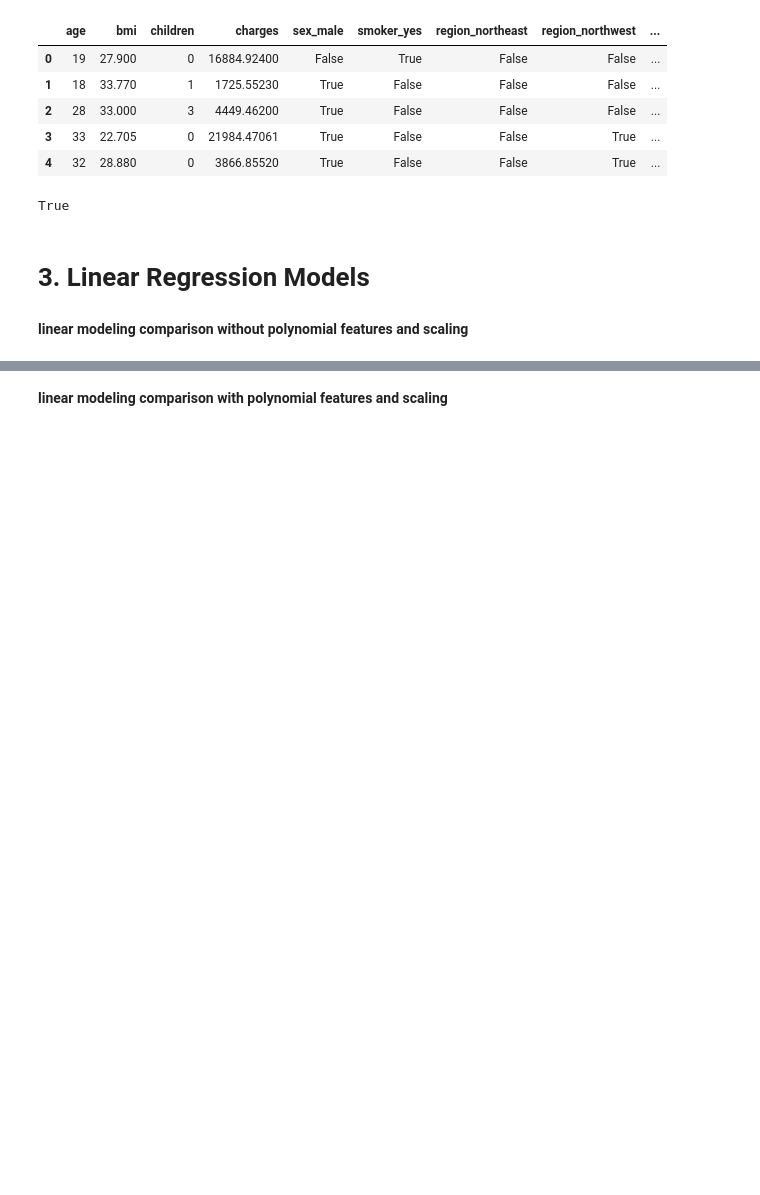
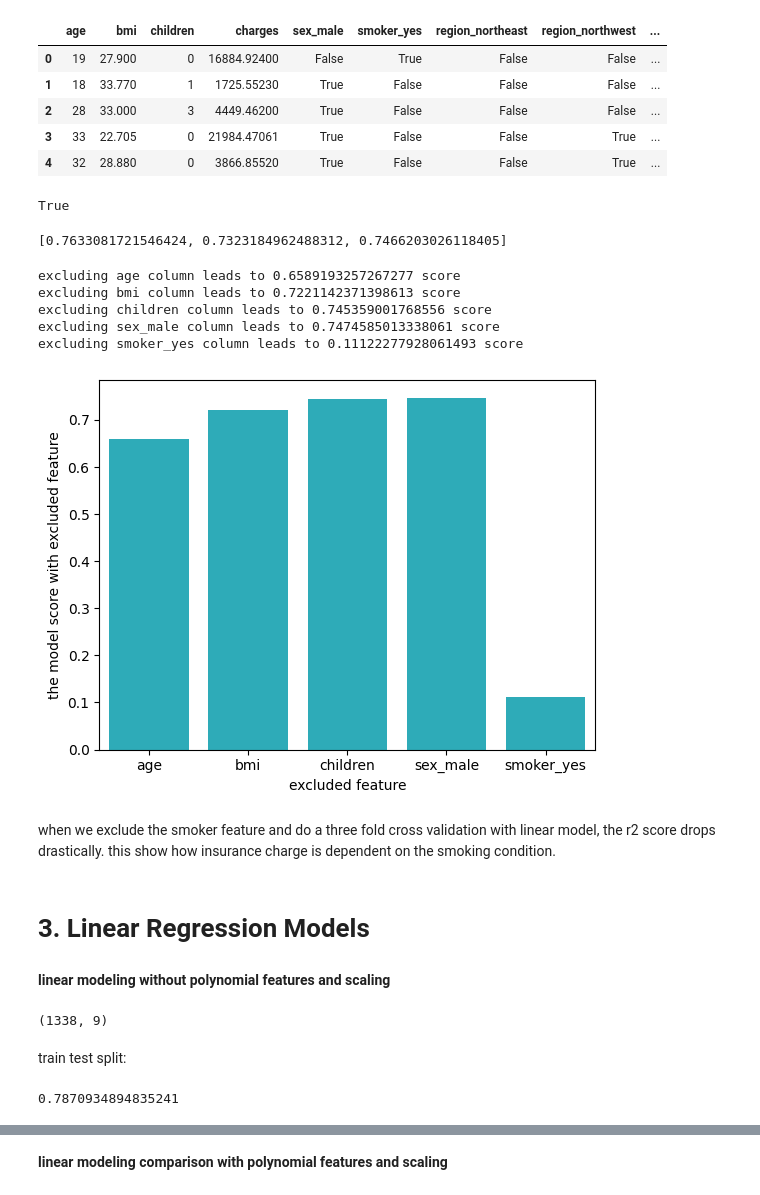
Before and after one commit to MassGH2023/Regression-Models, a Jupyter notebook: Insurance LM.ipynb, the cells around one changed output, grey strips where cells are left out. Cells and saved outputs as stored; diff of their text form; code cells hidden in the pictures; blank space fills up the shorter version.

```diff
--- a/Insurance LM.ipynb
+++ b/Insurance LM.ipynb
@@ -182,7 +182,47 @@ stat, p_v = ttest_ind(WOchildren['charges'],Wchildren['charges'])
 p_v < 0.05
 # %% [output]
 True
+# %%
+scores = []
+lr = LinearRegression()
+
+from sklearn.model_selection import KFold, cross_val_predict, cross_val_score
+kf = KFold(shuffle= True, random_state= 123, n_splits= 3)
+
+for tr_i, tst_i in kf.split(X):
+  X_tr, X_tst, y_tr, y_tst = X.iloc[tr_i,:], X.iloc[tst_i,:], y.iloc[tr_i], y.iloc[tst_i]
+
+
+  lr.fit(X_tr, y_tr)
+  score = r2_score(y_tst, lr.predict(X_tst))
+  scores.append(score)
+
+scores
+# %% [output]
+[0.7633081721546424, 0.7323184962488312, 0.7466203026118405]
+# %%
+sc = []
+feats = ['age', 'bmi', 'children', 'sex_male', 'smoker_yes']
+for i, c in enumerate(['age', 'bmi', 'children', 'sex_male', 'smoker_yes']):
+  X_sub = np.delete(X, i, axis = 1)
+  scores = cross_val_score(lr, X_sub, y, cv = kf, scoring = 'r2')
+  sc.append(scores.mean())
+  print(f"excluding {c} column leads to {scores.mean()} score")
+# %% [output]
+excluding age column leads to 0.6589193257267277 score
+excluding bmi column leads to 0.7221142371398613 score
+excluding children column leads to 0.745359001768556 score
+excluding sex_male column leads to 0.7474585013338061 score
+excluding smoker_yes column leads to 0.11122277928061493 score
+# %%
+sns.barplot(x = feats, y = sc, color = colors [9])
+plt.xlabel('excluded feature')
+plt.ylabel('the model score with excluded feature');
+# %% [output]
+[figure, added]
+# %% [markdown]
+when we exclude the smoker feature and do a three fold cross validation with linear model, the r2 score drops drastically. this show how insurance charge is dependent on the smoking condition.
 # %% [markdown]
 # 3. Linear Regression Models
 # %% [markdown]
-**linear modeling comparison without polynomial features and scaling**
+**linear modeling without polynomial features and scaling**
@@ -188,0 +239,6 @@ True
+# %%
+X.shape
+# %% [output]
+(1338, 9)
+# %% [markdown]
+train test split:
@@ -188,0 +247,6 @@ True
+# %%
+lm = LinearRegression()
+lm.fit(X_train, y_train)
+r2_score(y_test, lm.predict(X_test))
+# %% [output]
+0.7870934894835241
```
Also changed, not shown: parts of 13 cells of this notebook.
